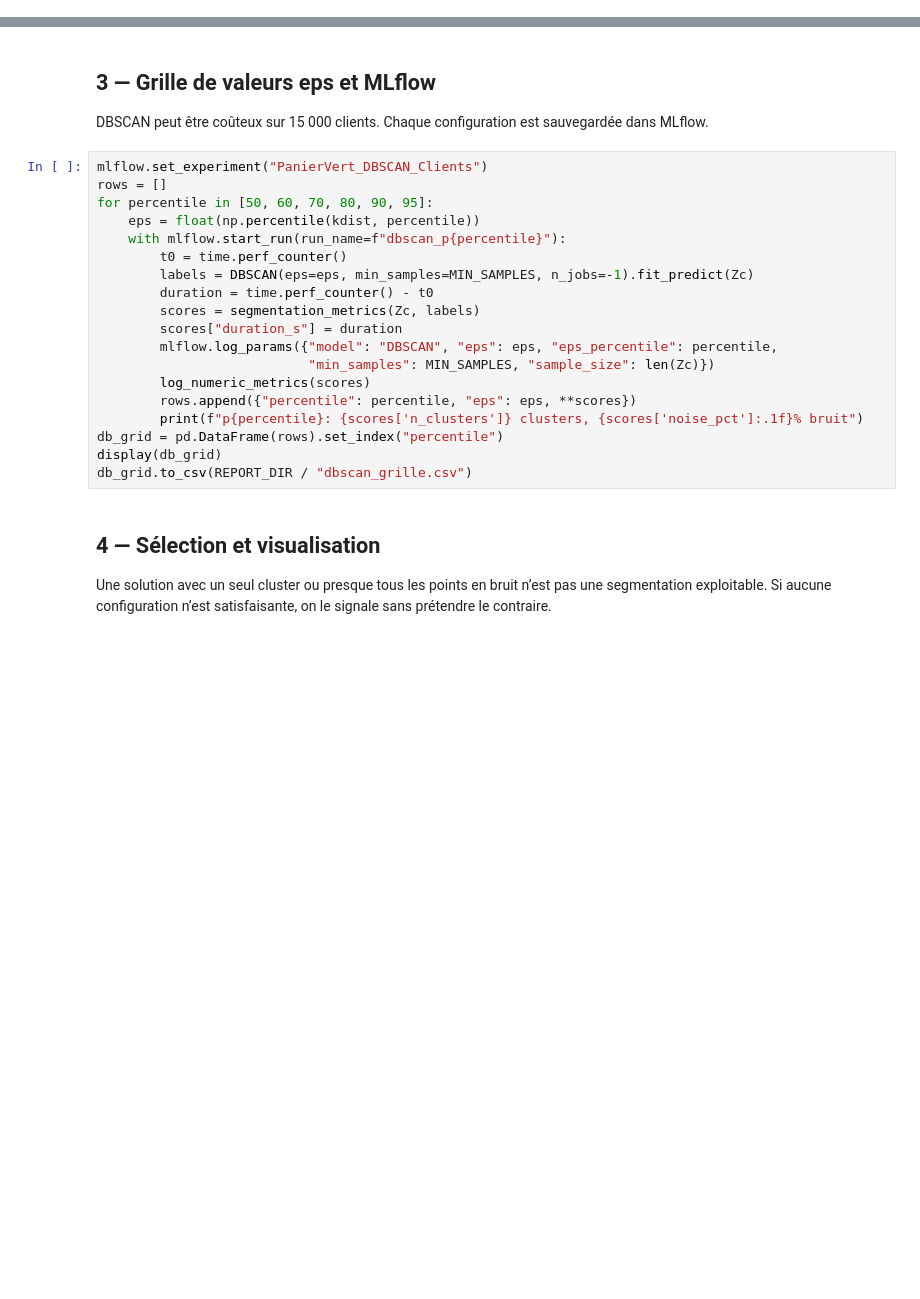
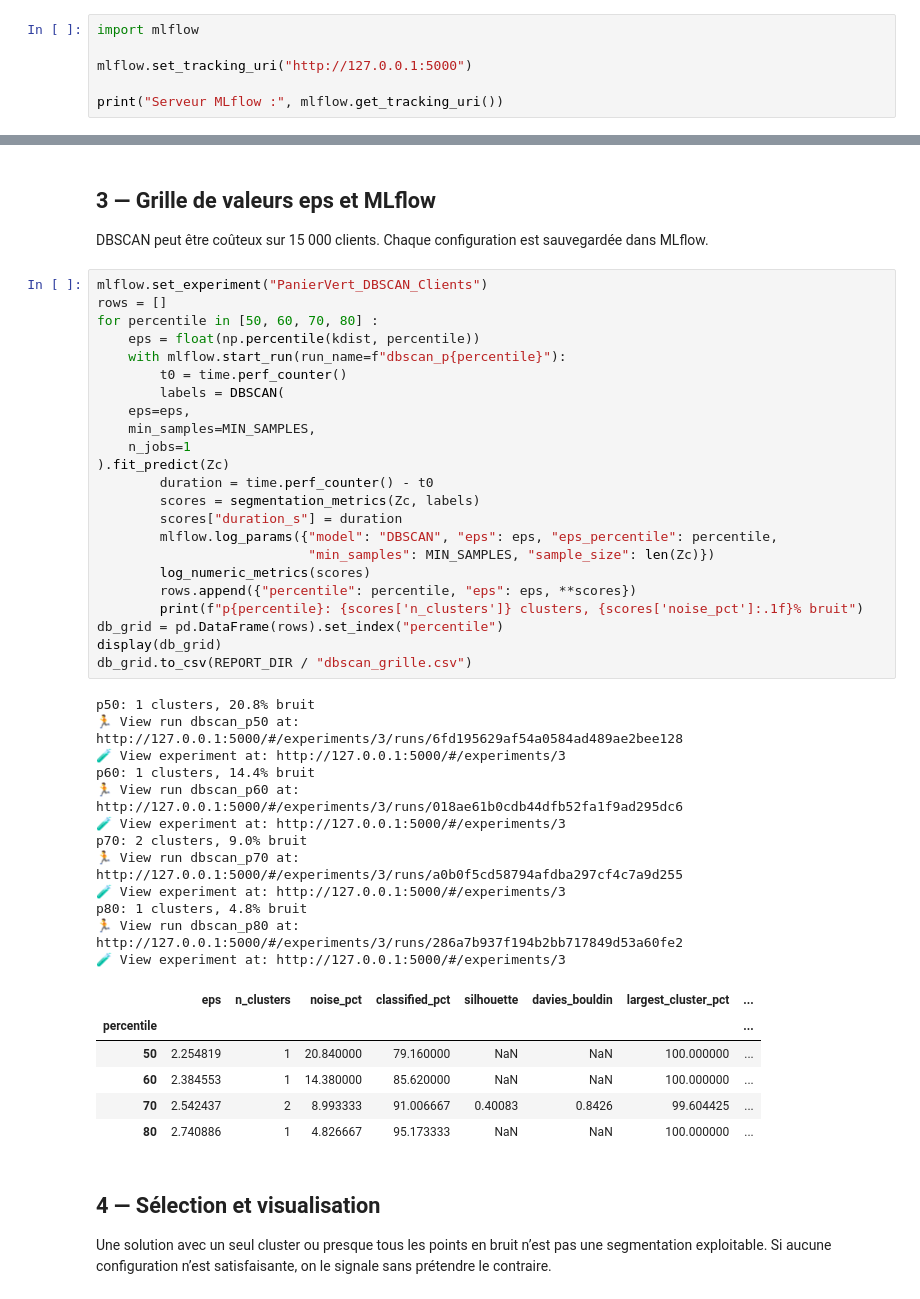
Before and after one commit to Databyolive/projet_mspr_panier_vert, a Jupyter notebook: notebooks/05C_dbscan_mlflow.ipynb, the cells around one changed output, grey strips where cells are left out. Drawn from its saved outputs; the diff is of its cells as text; blank space fills up the shorter version.

Commit message:
Ajout du suivi MLflow pour la segmentation

```diff
--- a/notebooks/05C_dbscan_mlflow.ipynb
+++ b/notebooks/05C_dbscan_mlflow.ipynb
@@ -82,2 +86,8 @@ def log_numeric_metrics(d):
 # %% [markdown]
 ## 2 — Graphe des distances au voisin le plus proche
+# %%
+import mlflow
+
+mlflow.set_tracking_uri("http://127.0.0.1:5000")
+
+print("Serveur MLflow :", mlflow.get_tracking_uri())
@@ -101,22 +122,45 @@ DBSCAN peut être coûteux sur 15 000 clients. Chaque configuration est sauvegar
 # %%
 mlflow.set_experiment("PanierVert_DBSCAN_Clients")
 rows = []
-for percentile in [50, 60, 70, 80, 90, 95]:
+for percentile in [50, 60, 70, 80] :
     eps = float(np.percentile(kdist, percentile))
     with mlflow.start_run(run_name=f"dbscan_p{percentile}"):
         t0 = time.perf_counter()
-        labels = DBSCAN(eps=eps, min_samples=MIN_SAMPLES, n_jobs=-1).fit_predict(Zc)
+        labels = DBSCAN(
+    eps=eps,
+    min_samples=MIN_SAMPLES,
+    n_jobs=1
+).fit_predict(Zc)
         duration = time.perf_counter() - t0
         scores = segmentation_metrics(Zc, labels)
         scores["duration_s"] = duration
         mlflow.log_params({"model": "DBSCAN", "eps": eps, "eps_percentile": percentile,
                            "min_samples": MIN_SAMPLES, "sample_size": len(Zc)})
         log_numeric_metrics(scores)
         rows.append({"percentile": percentile, "eps": eps, **scores})
         print(f"p{percentile}: {scores['n_clusters']} clusters, {scores['noise_pct']:.1f}% bruit")
 db_grid = pd.DataFrame(rows).set_index("percentile")
 display(db_grid)
 db_grid.to_csv(REPORT_DIR / "dbscan_grille.csv")
+# %% [output]
+p50: 1 clusters, 20.8% bruit
+🏃 View run dbscan_p50 at: http://127.0.0.1:5000/#/experiments/3/runs/6fd195629af54a0584ad489ae2bee128
+🧪 View experiment at: http://127.0.0.1:5000/#/experiments/3
+p60: 1 clusters, 14.4% bruit
+🏃 View run dbscan_p60 at: http://127.0.0.1:5000/#/experiments/3/runs/018ae61b0cdb44dfb52fa1f9ad295dc6
+🧪 View experiment at: http://127.0.0.1:5000/#/experiments/3
+p70: 2 clusters, 9.0% bruit
+🏃 View run dbscan_p70 at: http://127.0.0.1:5000/#/experiments/3/runs/a0b0f5cd58794afdba297cf4c7a9d255
+🧪 View experiment at: http://127.0.0.1:5000/#/experiments/3
+p80: 1 clusters, 4.8% bruit
+🏃 View run dbscan_p80 at: http://127.0.0.1:5000/#/experiments/3/runs/286a7b937f194b2bb717849d53a60fe2
+🧪 View experiment at: http://127.0.0.1:5000/#/experiments/3
+|  | eps | n_clusters | noise_pct | classified_pct | silhouette | davies_bouldin | largest_cluster_pct | ... |
+| percentile |  |  |  |  |  |  |  | ... |
+| 50 | 2.254819 | 1 | 20.840000 | 79.160000 | NaN | NaN | 100.000000 | ... |
+| 60 | 2.384553 | 1 | 14.380000 | 85.620000 | NaN | NaN | 100.000000 | ... |
+| 70 | 2.542437 | 2 | 8.993333 | 91.006667 | 0.40083 | 0.8426 | 99.604425 | ... |
+| 80 | 2.740886 | 1 | 4.826667 | 95.173333 | NaN | NaN | 100.000000 | ... |
 # %% [markdown]
 ## 4 — Sélection et visualisation
 
```
Also changed, not shown: parts of 4 cells of this notebook, 2 other files.
